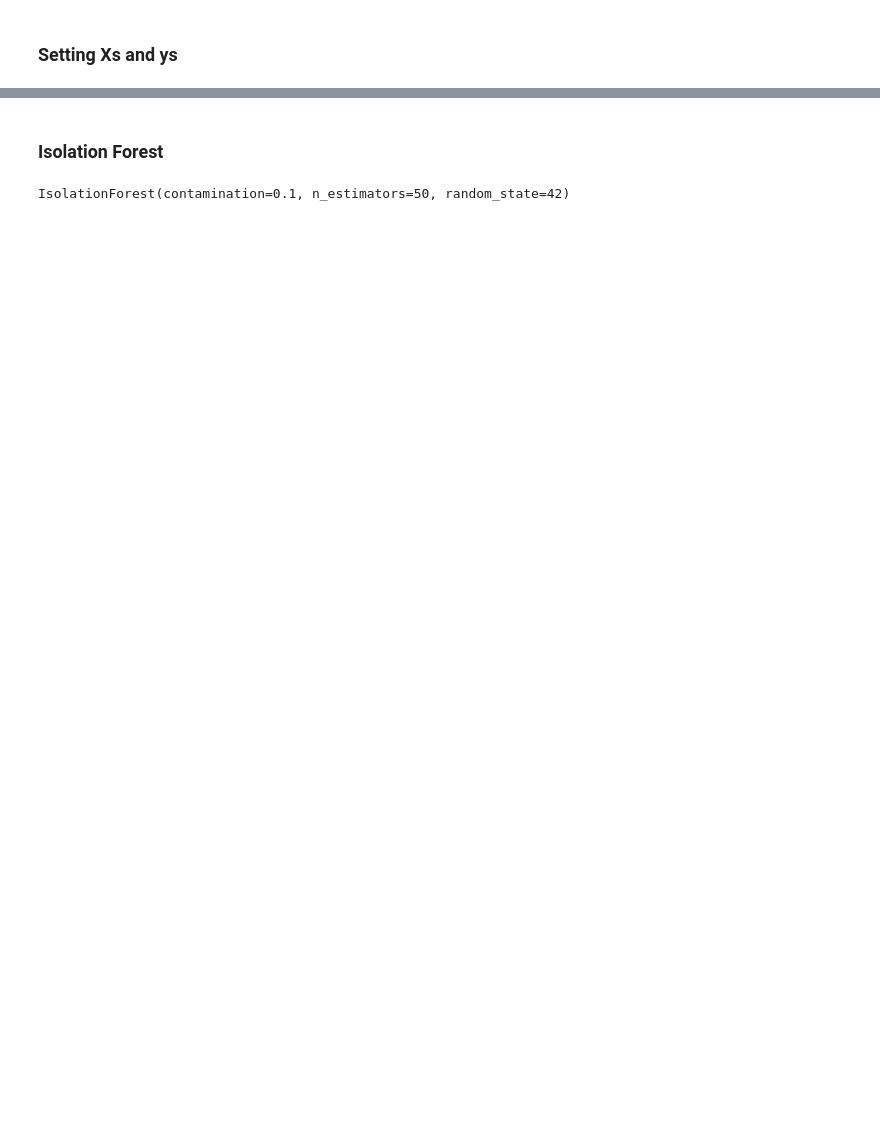
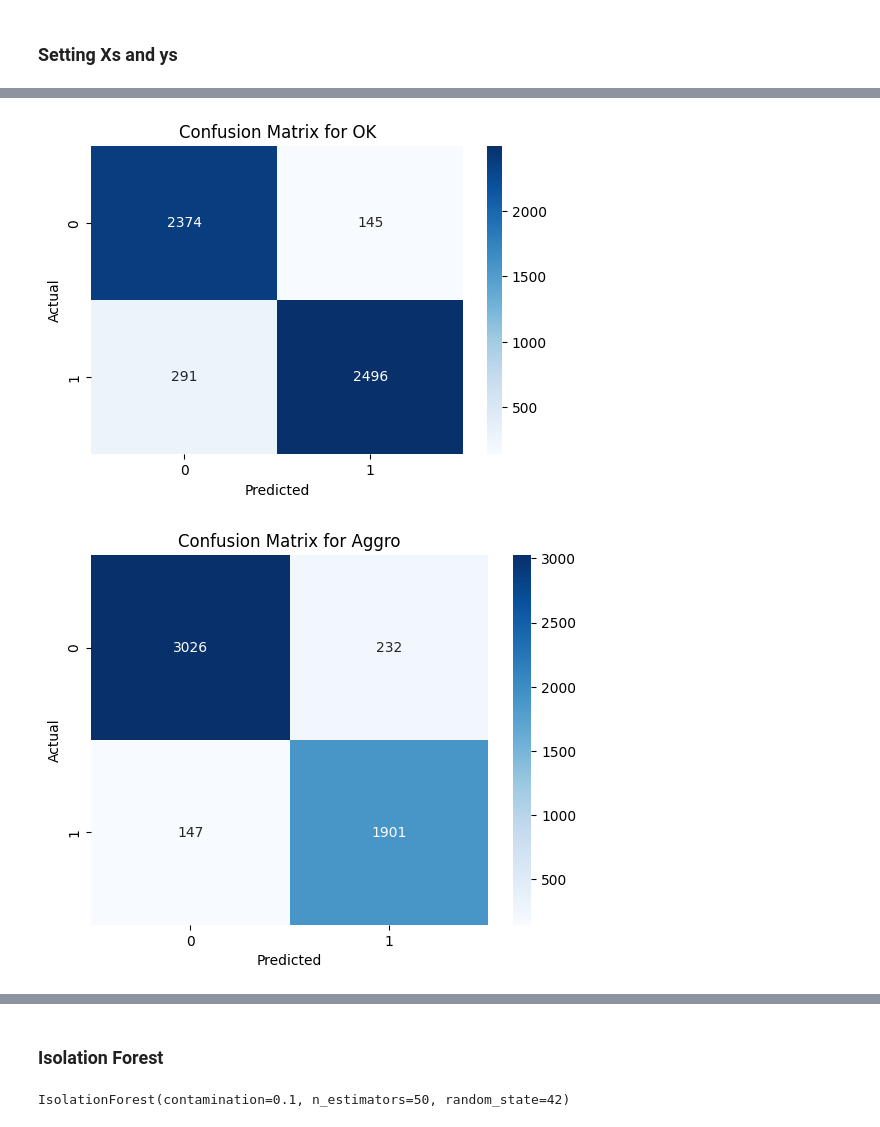
Before and after one commit to rootblind/opjustice-lm, a Jupyter notebook: automod-model/data_analysis.ipynb, the cells around one changed output, grey strips where cells are left out. Cells and saved outputs as stored; diff of their text form; code cells hidden in the pictures; blank space fills up the shorter version.

```diff
--- a/automod-model/data_analysis.ipynb
+++ b/automod-model/data_analysis.ipynb
@@ -412,0 +490,14 @@ X_test.shape
+# %%
+cm = multilabel_confusion_matrix(y_test, y_pred)
+plt.figure(figsize=(6, 4))
+label_index = 0
+for label in toxicityDataset.labels:
+    sns.heatmap(cm[label_index], annot=True, fmt='d', cmap='Blues')
+    label_index += 1
+    plt.title(f"Confusion Matrix for {label}")
+    plt.xlabel("Predicted")
+    plt.ylabel("Actual")
+    plt.show()
+# %% [output]
+[figure, added]
+[figure, added]
```
Also changed, not shown: parts of 32 cells of this notebook, 5 other files.
